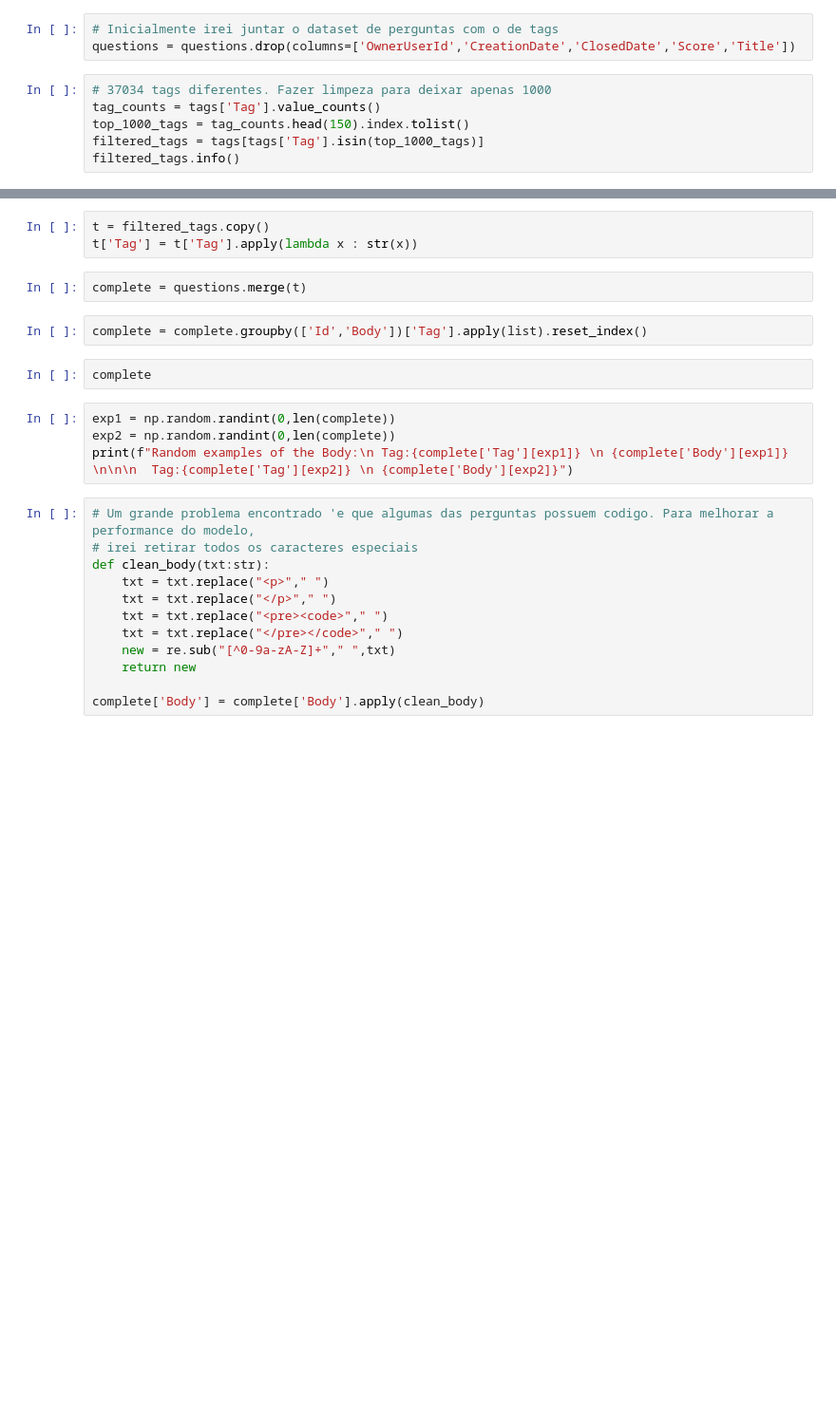
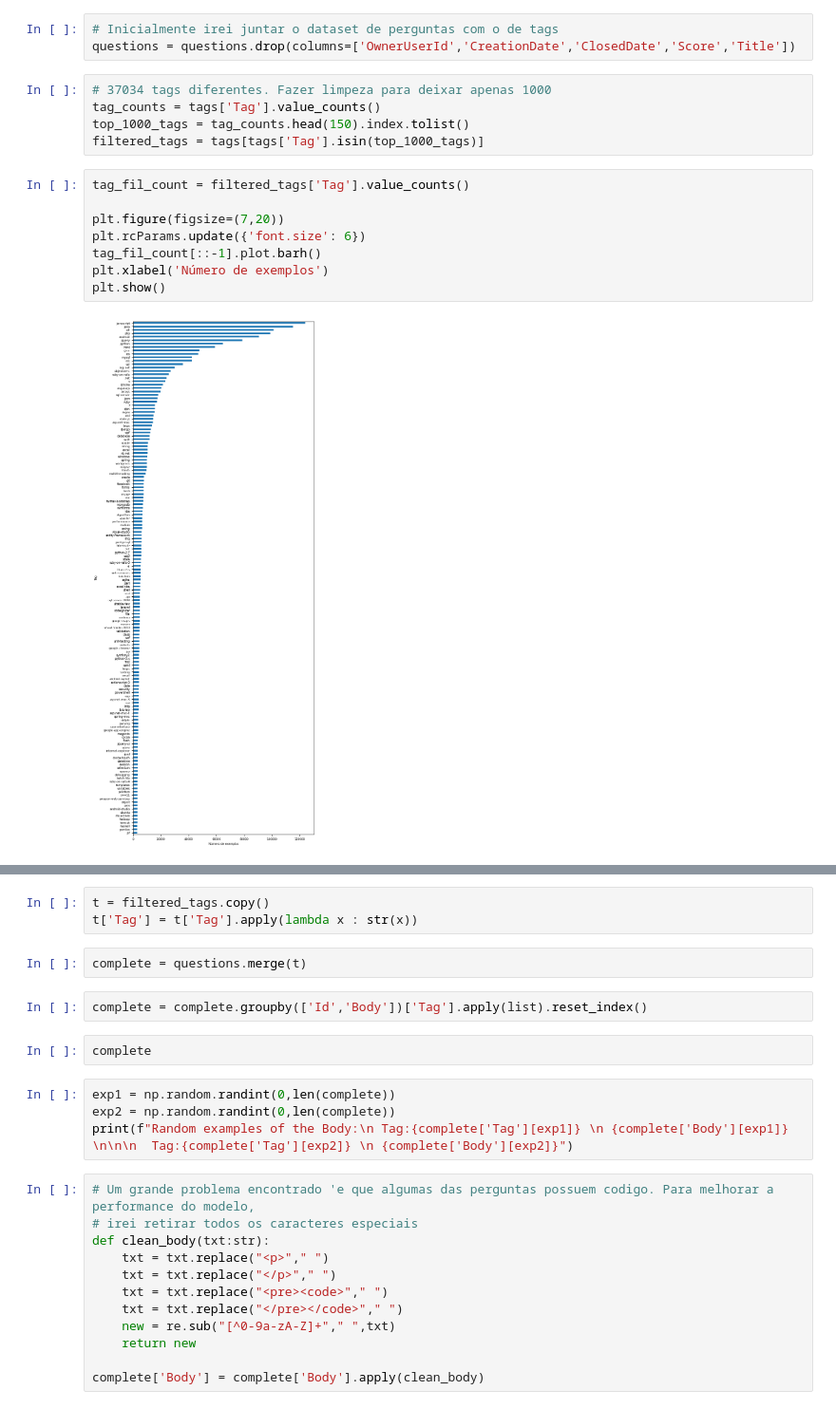
Before and after one commit to pedroaltobelli23/projeto-NLP, a Jupyter notebook: notebooks/preprocessing.ipynb, the cells around one changed output, grey strips where cells are left out. Shown at 95% size. Saved outputs shown, nothing was run; the diff lists cells and outputs as text; blank space fills up the shorter version.

```diff
--- a/notebooks/preprocessing.ipynb
+++ b/notebooks/preprocessing.ipynb
@@ -19,4 +28,13 @@ questions = questions.drop(columns=['OwnerUserId','CreationDate','ClosedDate','S
 tag_counts = tags['Tag'].value_counts()
 top_1000_tags = tag_counts.head(150).index.tolist()
 filtered_tags = tags[tags['Tag'].isin(top_1000_tags)]
-filtered_tags.info()
+# %%
+tag_fil_count = filtered_tags['Tag'].value_counts()
+
+plt.figure(figsize=(7,20))
+plt.rcParams.update({'font.size': 6})
+tag_fil_count[::-1].plot.barh()
+plt.xlabel('Número de exemplos')
+plt.show()
+# %% [output]
+[figure, added]
```
Also changed, not shown: parts of 3 cells of this notebook, 11 other files.
